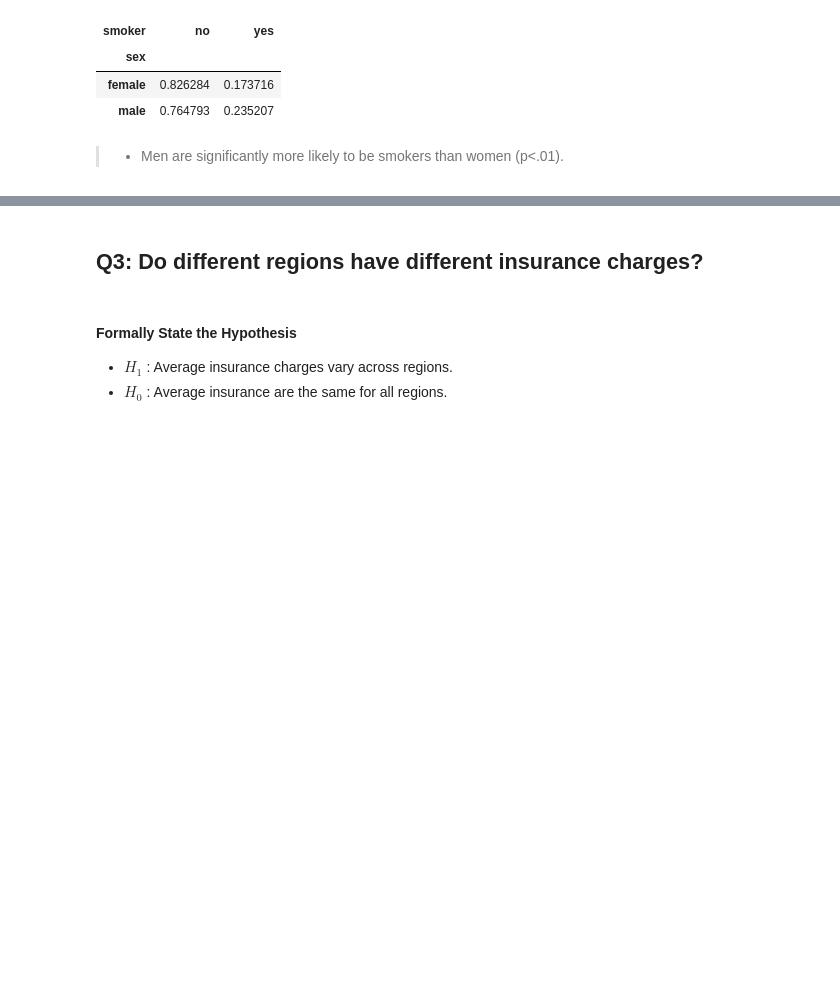
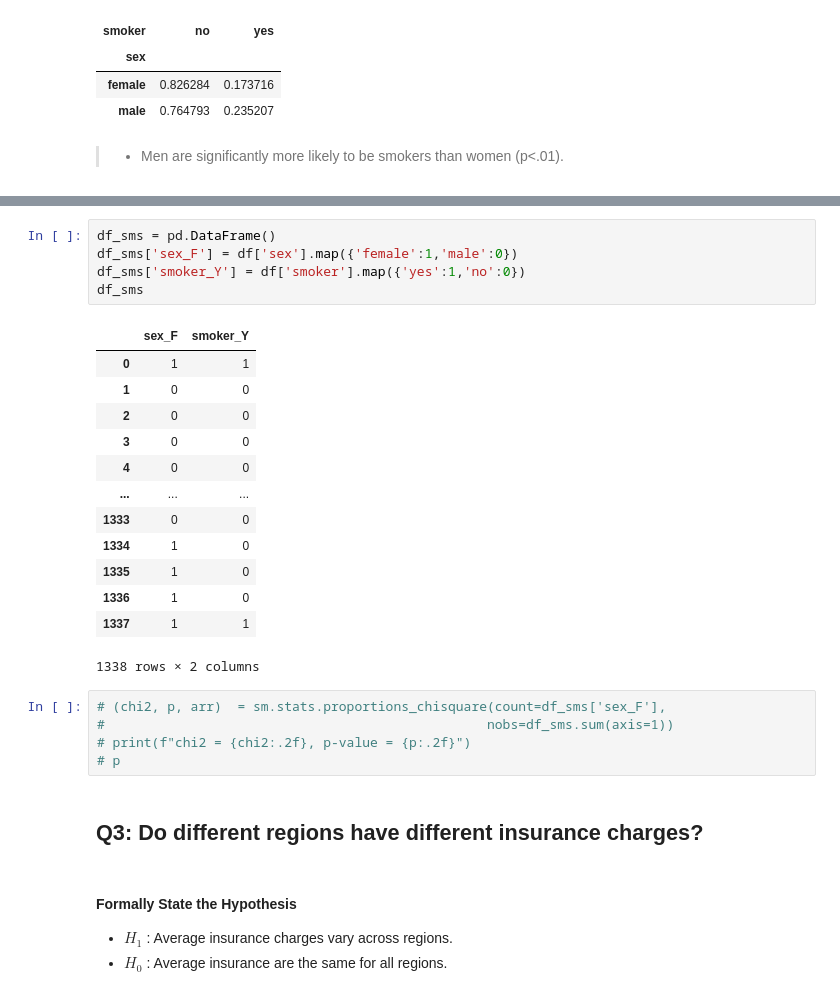
Before and after one commit to flatiron-school/ds-flex-hypothesis-testing-guided-practice, a Jupyter notebook: solution/hypothesis-testing-guided-practice_solution-Test-Copy.ipynb, the cells around one changed output, grey strips where cells are left out. Saved outputs shown, nothing was run; the diff lists cells and outputs as text; blank space fills up the shorter version.

```diff
--- a/solution/hypothesis-testing-guided-practice_solution-Test-Copy.ipynb
+++ b/solution/hypothesis-testing-guided-practice_solution-Test-Copy.ipynb
@@ -392,3 +427,27 @@ pd.crosstab(df['sex'],df['smoker'],normalize='index')
+# %%
+df_sms = pd.DataFrame()
+df_sms['sex_F'] = df['sex'].map({'female':1,'male':0})
+df_sms['smoker_Y'] = df['smoker'].map({'yes':1,'no':0})
+df_sms
+# %% [output]
+|  | sex_F | smoker_Y |
+| 0 | 1 | 1 |
+| 1 | 0 | 0 |
+| 2 | 0 | 0 |
+| 3 | 0 | 0 |
+| 4 | 0 | 0 |
+| ... | ... | ... |
+| 1333 | 0 | 0 |
+| 1334 | 1 | 0 |
+| 1335 | 1 | 0 |
+| 1336 | 1 | 0 |
+| 1337 | 1 | 1 |
+1338 rows × 2 columns
+# %%
+# (chi2, p, arr)  = sm.stats.proportions_chisquare(count=df_sms['sex_F'],
+#                                                 nobs=df_sms.sum(axis=1))
+# print(f"chi2 = {chi2:.2f}, p-value = {p:.2f}")
+# p
 # %% [markdown]
 ## Q3: Do different regions have different insurance charges?
 # %% [markdown]
```
Also changed, not shown: parts of 4 cells of this notebook.
